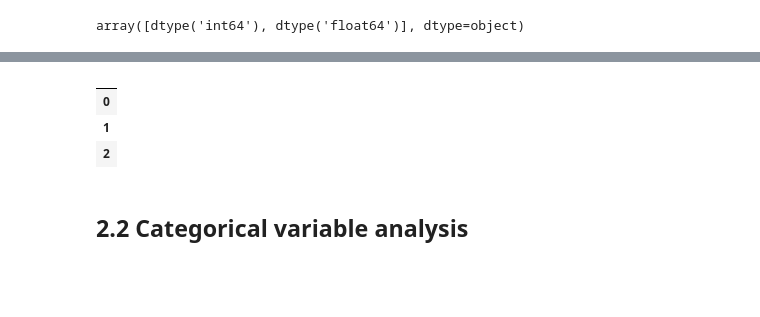
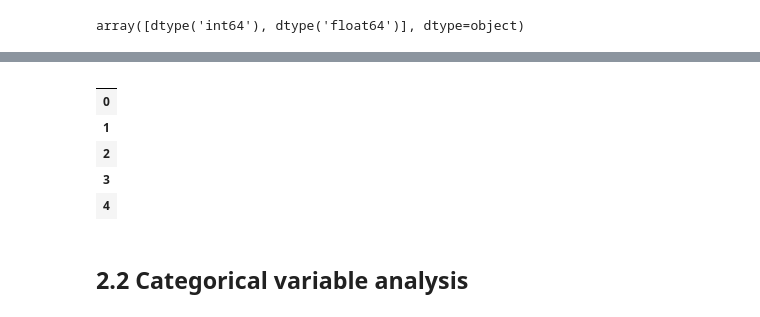
Before and after one commit to MFernandez19/random_forest, a Jupyter notebook: src/app.ipynb, the cells around one changed output, grey strips where cells are left out. Drawn from its saved outputs; the diff is of its cells as text; code cells hidden in the pictures; blank space fills up the shorter version.

```diff
--- a/src/app.ipynb
+++ b/src/app.ipynb
@@ -144 +141,9 @@ df_cat = df.select_dtypes(cat)
+# %%
+def split_categorical_numerical(df):
+    df_categoricals = df.select_dtypes(include=['object', 'category', 'bool'])
+    df_numericals = df.select_dtypes(include=['int64', 'float64', 'int32', 'float32'])
+
+    return df_categoricals, df_numericals
+# %%
+df_cat, df_num = split_categorical_numerical(df)
 # %%
@@ -151,10 +158,12 @@ df_num.head(3)
 # %%
-df_cat.head(3)
+df_cat.head()
 # %% [output]
 |  |
 | 0 |
 | 1 |
 | 2 |
+| 3 |
+| 4 |
 # %% [markdown]
 ## 2.2 Categorical variable analysis
 # %% [markdown]
```
Also changed, not shown: parts of 24 cells of this notebook, 7 other files.
